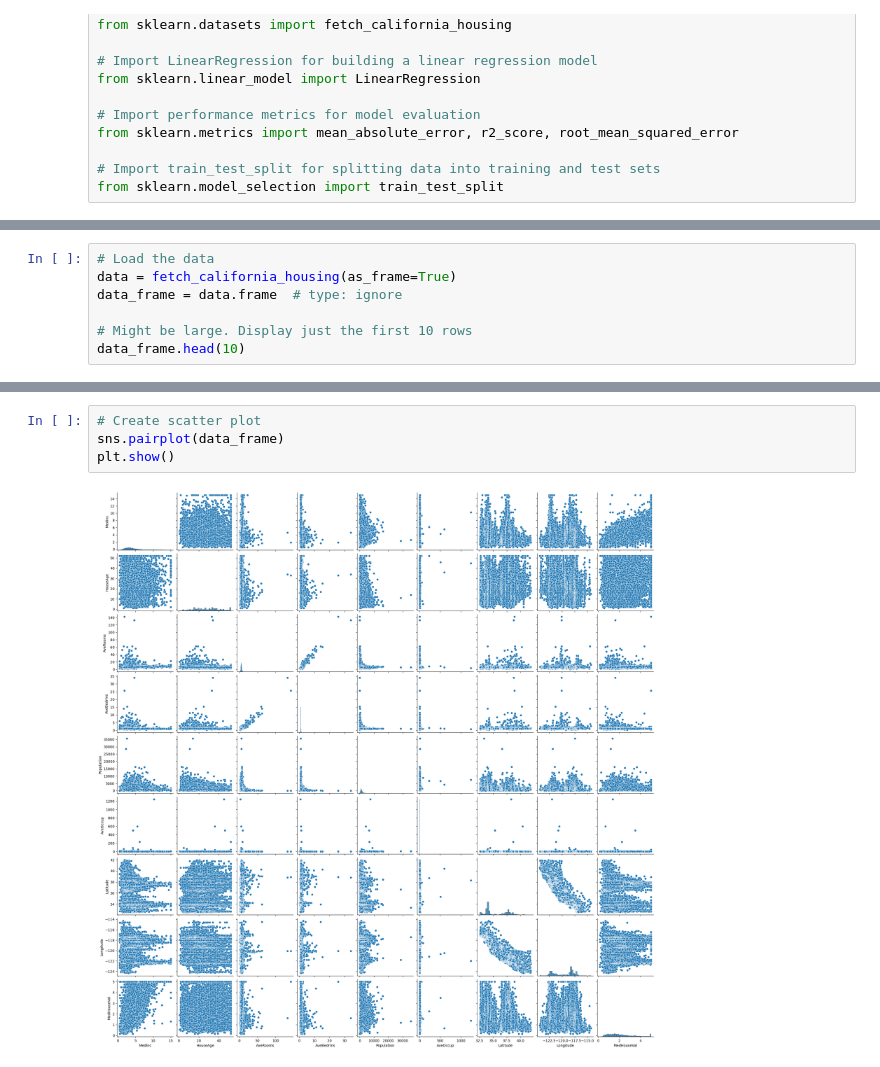
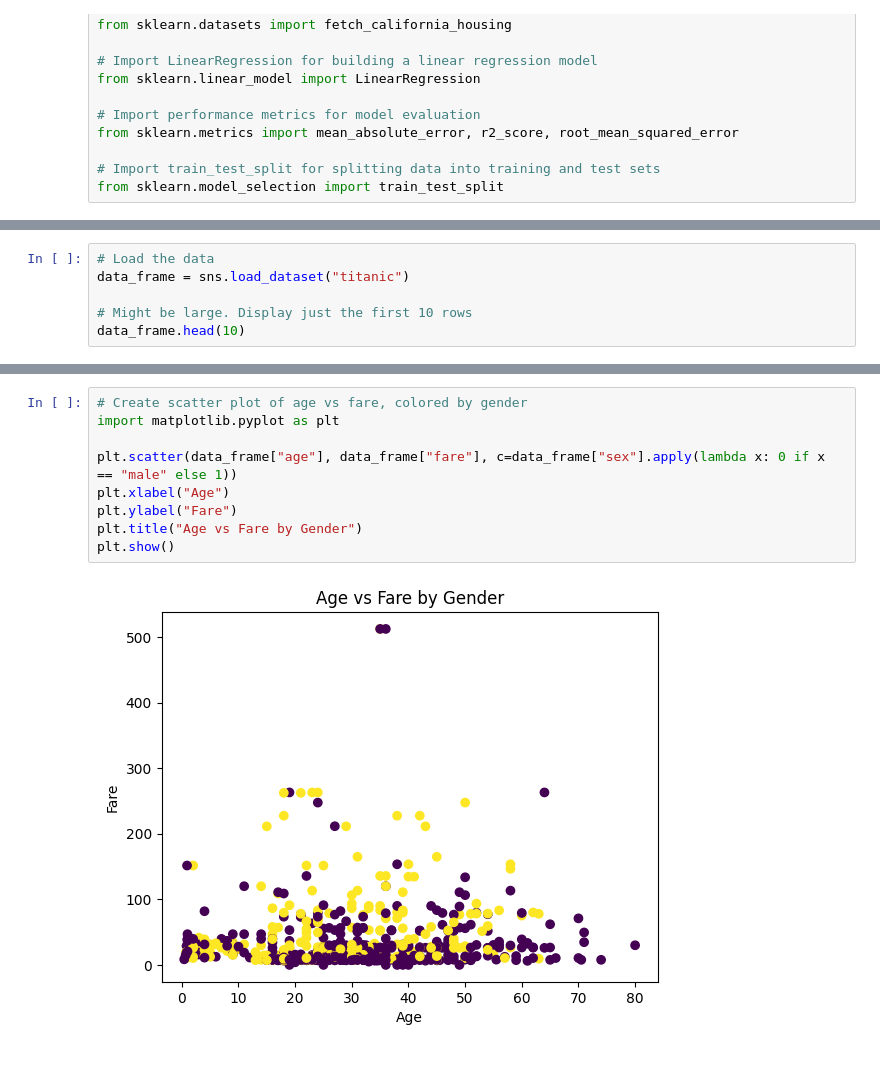
Before and after one commit to bfuemmeler/applied-ml-fuemmeler, a Jupyter notebook: notebooks/project02/ml02_fuemmeler.ipynb, the cells around one changed output, grey strips where cells are left out. Saved outputs shown, nothing was run; the diff lists cells and outputs as text.

```diff
--- a/notebooks/project02/ml02_fuemmeler.ipynb
+++ b/notebooks/project02/ml02_fuemmeler.ipynb
@@ -48,8 +44,7 @@ data_frame = data.frame
 data_frame.head(10)
 # %%
 # Load the data
-data = fetch_california_housing(as_frame=True)
-data_frame = data.frame  # type: ignore
+data_frame = sns.load_dataset("titanic")
 
 # Might be large. Display just the first 10 rows
 data_frame.head(10)
@@ -187,6 +164,11 @@ plt.show()
 # %%
-# Create scatter plot
-sns.pairplot(data_frame)
+# Create scatter plot of age vs fare, colored by gender
+import matplotlib.pyplot as plt
+
+plt.scatter(data_frame["age"], data_frame["fare"], c=data_frame["sex"].apply(lambda x: 0 if x == "male" else 1))
+plt.xlabel("Age")
+plt.ylabel("Fare")
+plt.title("Age vs Fare by Gender")
 plt.show()
 # %% [output]
-[figure, old version]
+[figure, new version]
```
Also changed, not shown: parts of 42 cells of this notebook, 1 other file.
